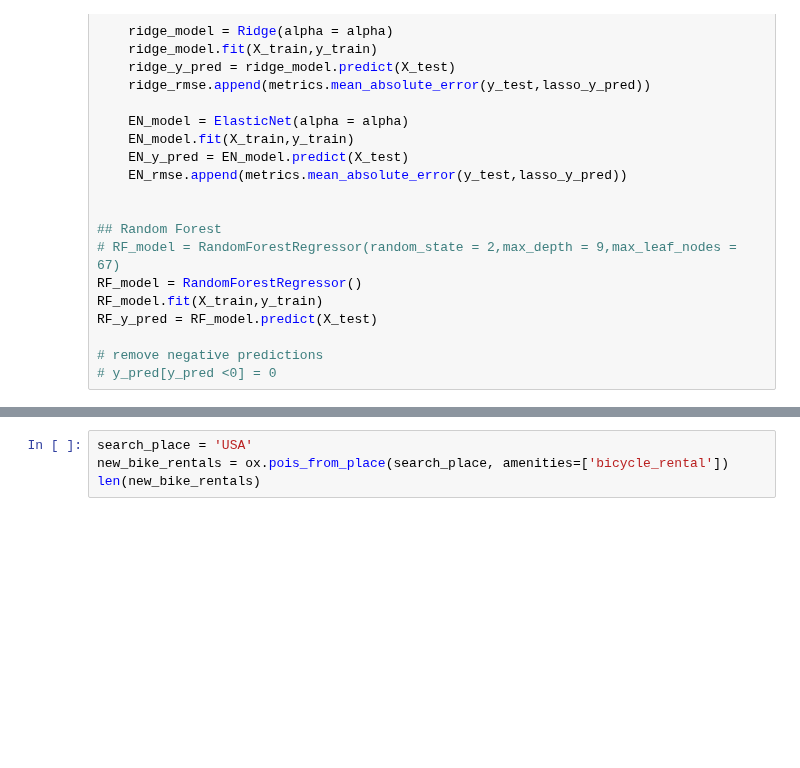
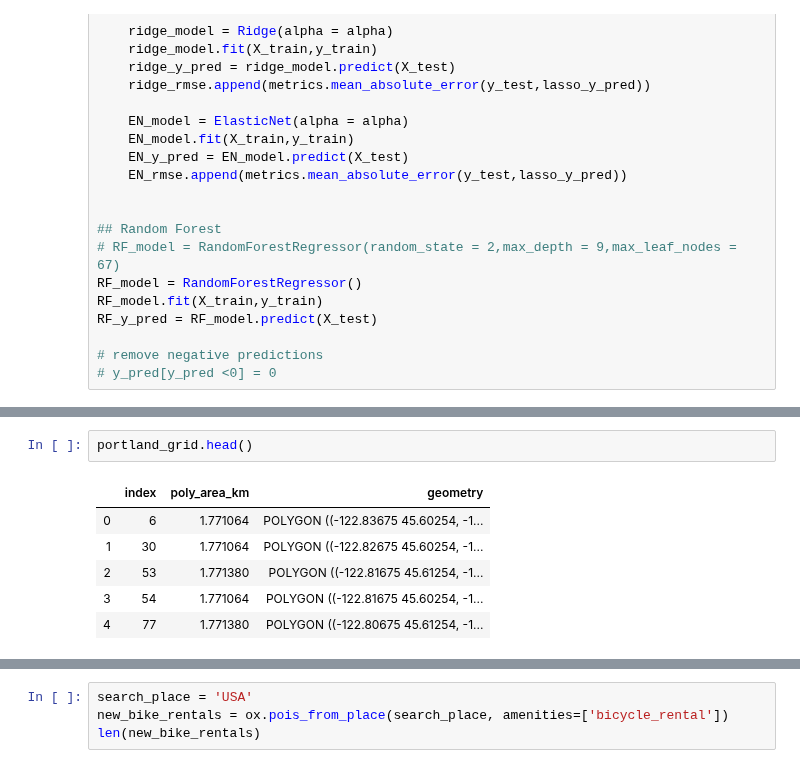
Before and after one commit to peterlzhang/better-bike-share, a Jupyter notebook: bike_share_analysis/train_predict_bike_share.ipynb, the cells around one changed output, grey strips where cells are left out. Cells and saved outputs as stored; diff of their text form; blank space fills up the shorter version.

```diff
--- a/bike_share_analysis/train_predict_bike_share.ipynb
+++ b/bike_share_analysis/train_predict_bike_share.ipynb
@@ -204,0 +343,9 @@ city = ox.gdf_from_place(place)
+# %%
+portland_grid.head()
+# %% [output]
+|  | index | poly_area_km | geometry |
+| 0 | 6 | 1.771064 | POLYGON ((-122.83675 45.60254, -1... |
+| 1 | 30 | 1.771064 | POLYGON ((-122.82675 45.60254, -1... |
+| 2 | 53 | 1.771380 | POLYGON ((-122.81675 45.61254, -1... |
+| 3 | 54 | 1.771064 | POLYGON ((-122.81675 45.60254, -1... |
+| 4 | 77 | 1.771380 | POLYGON ((-122.80675 45.61254, -1... |
```
Also changed, not shown: parts of 10 cells of this notebook, 2 other files.
